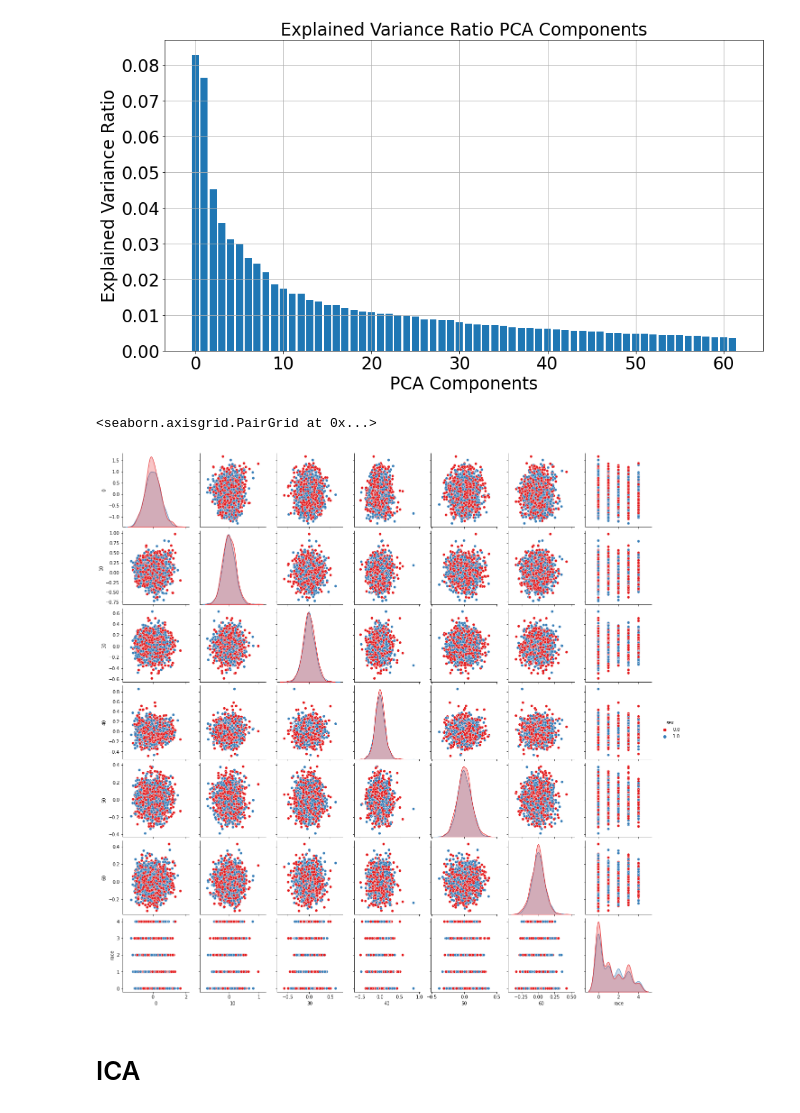
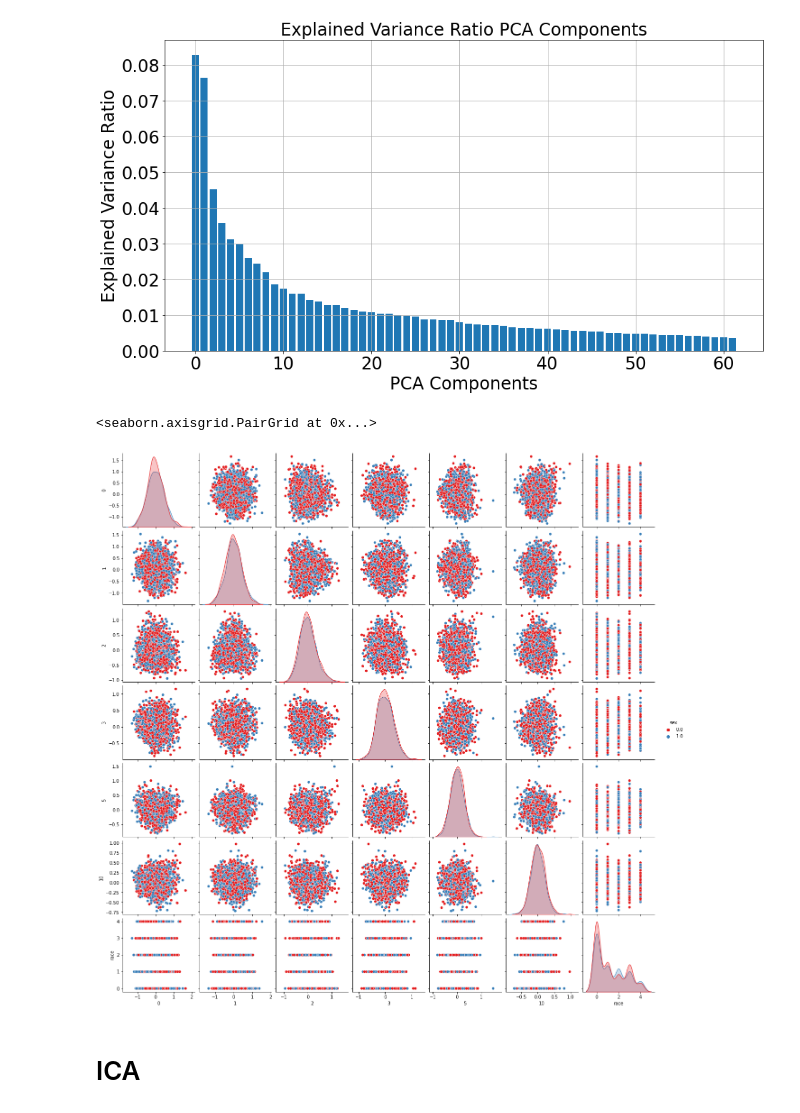
Before and after one commit to Inquisitive-ME/UnSupervisedLearning_Project_Code, a Jupyter notebook: DimensionalityReduction/Faces_Dimensionality_Reduction.ipynb, the cells around one changed output. Saved outputs shown, nothing was run; the diff lists cells and outputs as text; code cells hidden in the pictures.

```diff
--- a/DimensionalityReduction/Faces_Dimensionality_Reduction.ipynb
+++ b/DimensionalityReduction/Faces_Dimensionality_Reduction.ipynb
@@ -66,12 +66,12 @@ plt.show()
 # %%
 X_Vis = pd.DataFrame(X_train_transformed)
 X_Vis['sex'] = y_train_faces['sex']
 X_Vis['race'] = y_train_faces['race']
 
-sns.pairplot(X_Vis[[0, 10, 30, 40, 50, 60, "race", "sex"]], hue="sex", palette="Set1")
+sns.pairplot(X_Vis[[0, 1, 2, 3, 5, 10, "race", "sex"]], hue="sex", palette="Set1")
 # %% [output]
 <seaborn.axisgrid.PairGrid at 0x...>
-[figure, old version]
+[figure, new version]
 # %% [markdown]
 # ICA
 # %%
```
Also changed, not shown: 1 other file.
